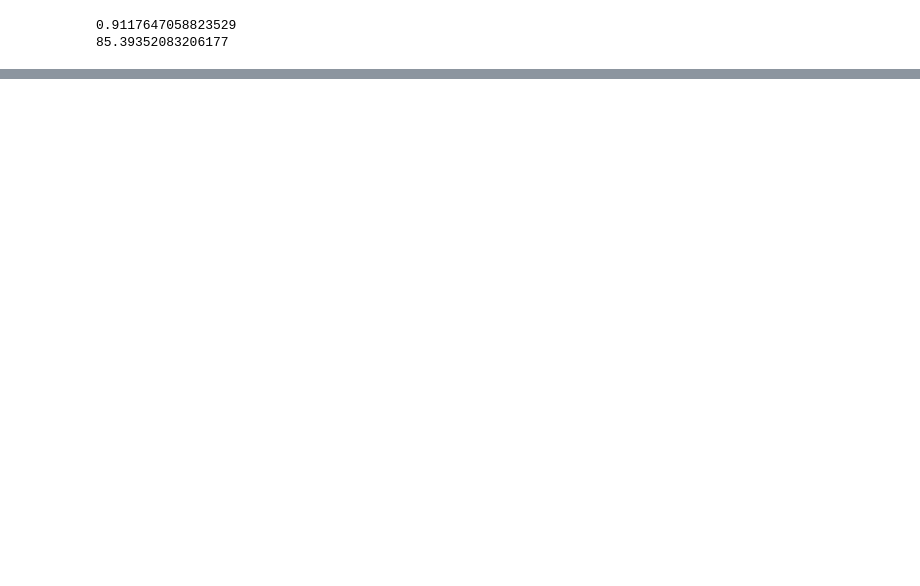
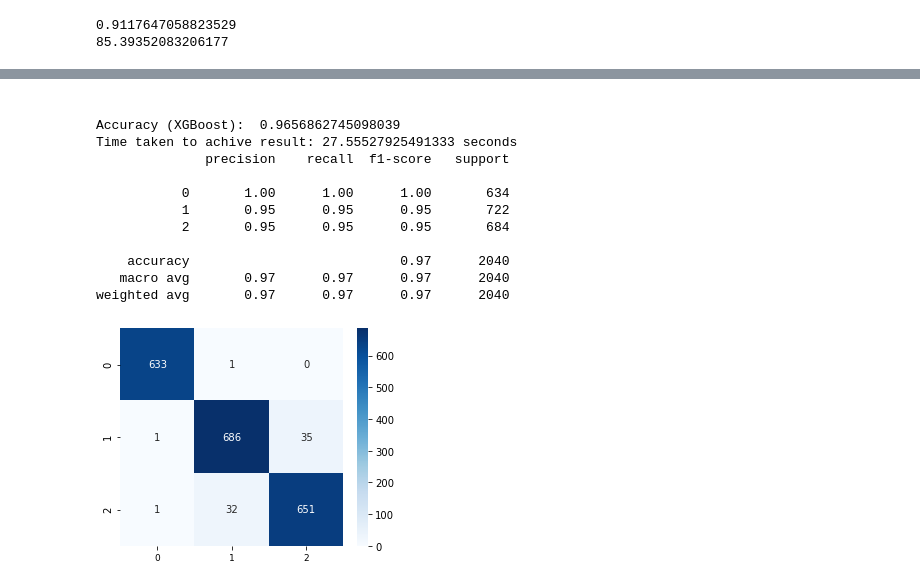
Before and after one commit to appeldaniel1998/Data-Visualization-Final-Project, a Jupyter notebook: Hand Positioning.ipynb, the cells around one changed output, grey strips where cells are left out. Saved outputs shown, nothing was run; the diff lists cells and outputs as text; code cells hidden in the pictures; blank space fills up the shorter version.

```diff
--- a/Hand Positioning.ipynb
+++ b/Hand Positioning.ipynb
@@ -552,6 +552,11 @@ fulldf = fulldf.iloc[::5, :]
 
 fulldf = fulldf.reset_index() #resetting index of the handRight for merging
 fulldf = fulldf.drop(['index'], axis = 1)
+# %%
+fulldfTest = fulldfTest.iloc[::5, :]
+
+fulldfTest = fulldfTest.reset_index() #resetting index of the handRight for merging
+fulldfTest = fulldfTest.drop(['index'], axis = 1)
 # %% [markdown]
 Below we create a dataframe of correlations between every attribute with one another. The dataframe represents the linear correlation between the attributes (nonlinear relations have very low values as the functions considers only linear relations). The values range between -1 and 1, where positive values represent positive relations ("as X increases, Y increases"), while negative value represent negative relations ("as X increases, Y decreases"). Each attribute has an exact linear relation with itself (1.0000). A final thing to note is that the table presented has many duplicates (we could remove the upper right triangle (if the table were cut diagonally from the upper-left corner to the lower-right corner), and not lose any data).<br>
 Using this data, we plot a heatmap using seaborn, to better and easier see the higher values.
@@ -1349,0 +1420,17 @@ Final Classifier: XGBoost: Accuracy 99%; runtime: 26 seconds
+# %% [markdown]
+<a id='multiplication'></a>
+# %%
+modelXGBoost, predictionsXGBoost, accuracyXGBoost, timeXGBoost = XGBoost(X_train, y_train, X_test, y_test)
+# %% [output]
+Accuracy (XGBoost):  0.9656862745098039
+Time taken to achive result: 27.55527925491333 seconds
+              precision    recall  f1-score   support
+
+           0       1.00      1.00      1.00       634
+           1       0.95      0.95      0.95       722
+           2       0.95      0.95      0.95       684
+
+    accuracy                           0.97      2040
+   macro avg       0.97      0.97      0.97      2040
+weighted avg       0.97      0.97      0.97      2040
+[figure, added]
```
Also changed, not shown: parts of 26 cells of this notebook, 2 other files.
